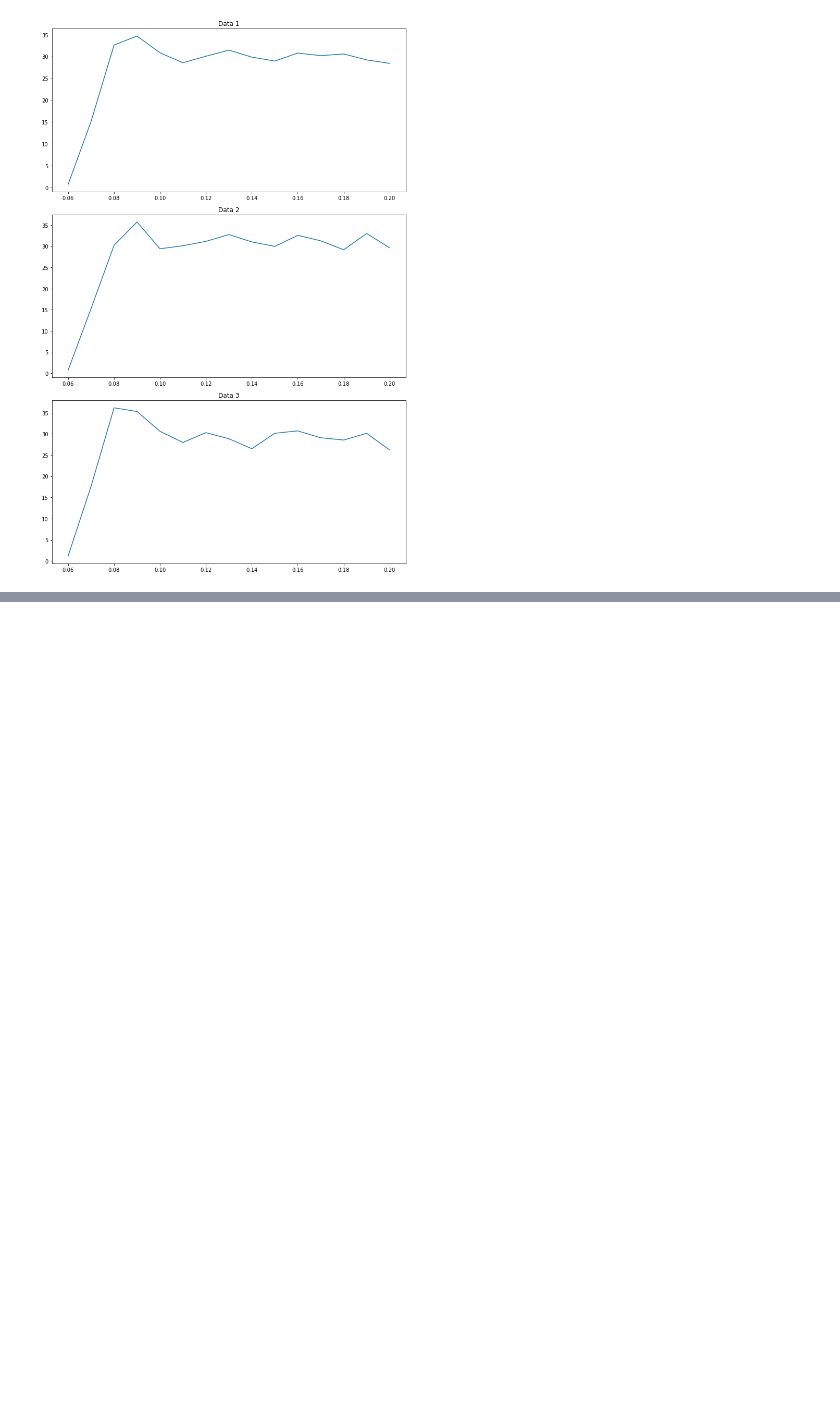
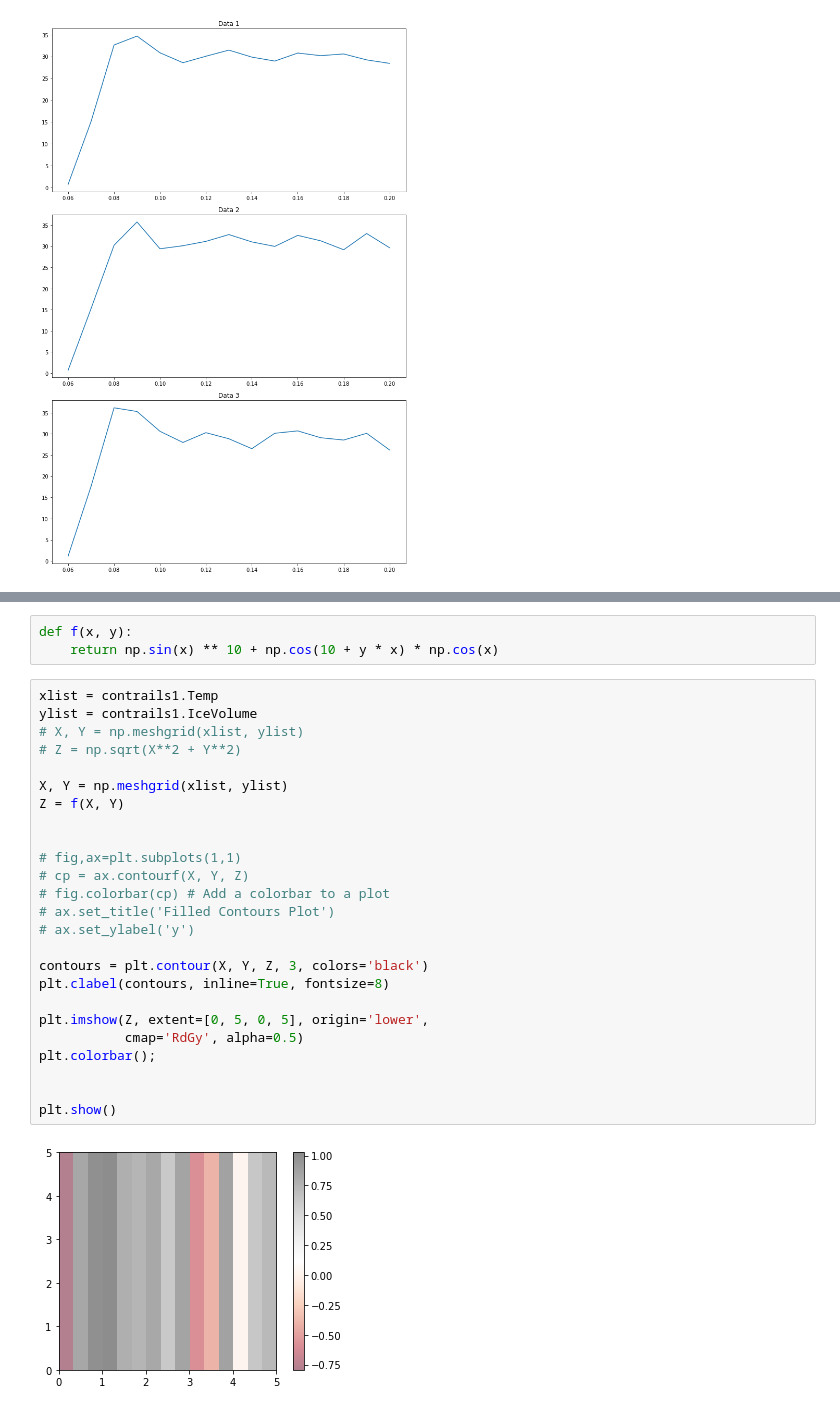
Before and after one commit to nafiul-nipu/Contrails-Python, a Jupyter notebook: contrails preprocessing/IceDataVisualization.ipynb, the cells around one changed output, grey strips where cells are left out. Cells and saved outputs as stored; diff of their text form; blank space fills up the shorter version.

```diff
--- a/contrails preprocessing/IceDataVisualization.ipynb
+++ b/contrails preprocessing/IceDataVisualization.ipynb
@@ -101,0 +159,30 @@ fig.tight_layout()
+# %%
+def f(x, y):
+    return np.sin(x) ** 10 + np.cos(10 + y * x) * np.cos(x)
+# %%
+xlist = contrails1.Temp
+ylist = contrails1.IceVolume
+# X, Y = np.meshgrid(xlist, ylist)
+# Z = np.sqrt(X**2 + Y**2)
+
+X, Y = np.meshgrid(xlist, ylist)
+Z = f(X, Y)
+
+
+# fig,ax=plt.subplots(1,1)
+# cp = ax.contourf(X, Y, Z)
+# fig.colorbar(cp) # Add a colorbar to a plot
+# ax.set_title('Filled Contours Plot')
+# ax.set_ylabel('y')
+
+contours = plt.contour(X, Y, Z, 3, colors='black')
+plt.clabel(contours, inline=True, fontsize=8)
+
+plt.imshow(Z, extent=[0, 5, 0, 5], origin='lower',
+           cmap='RdGy', alpha=0.5)
+plt.colorbar();
+
+
+plt.show()
+# %% [output]
+[figure, added]
```
Also changed, not shown: parts of 10 cells of this notebook.
